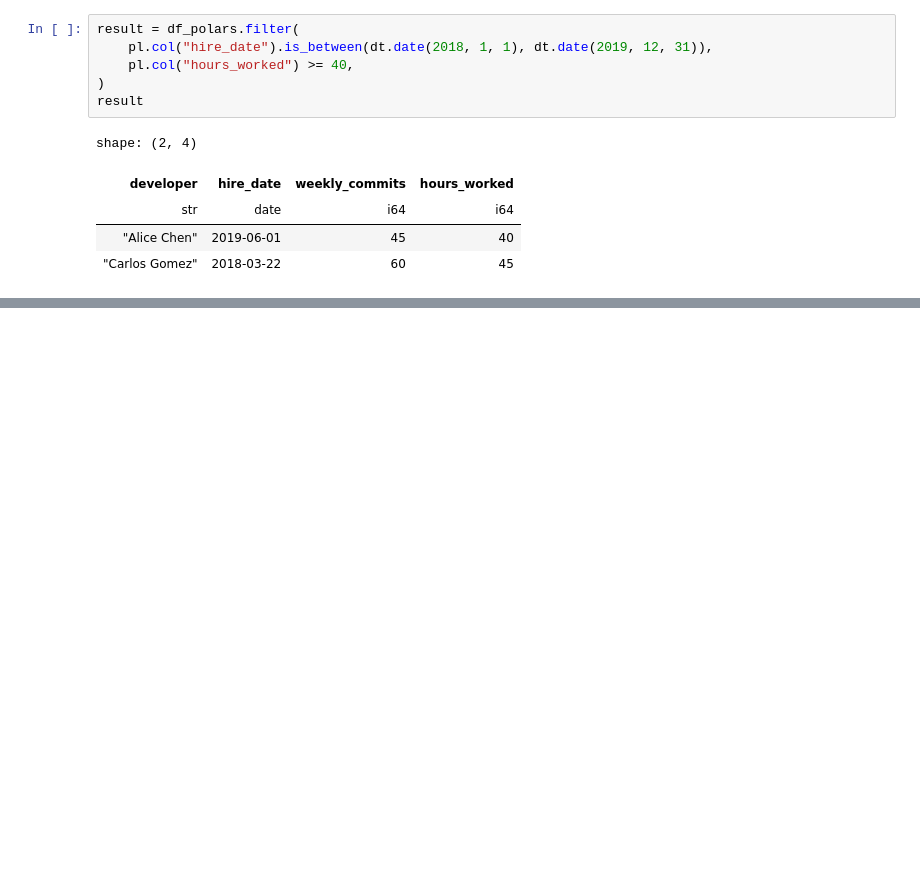
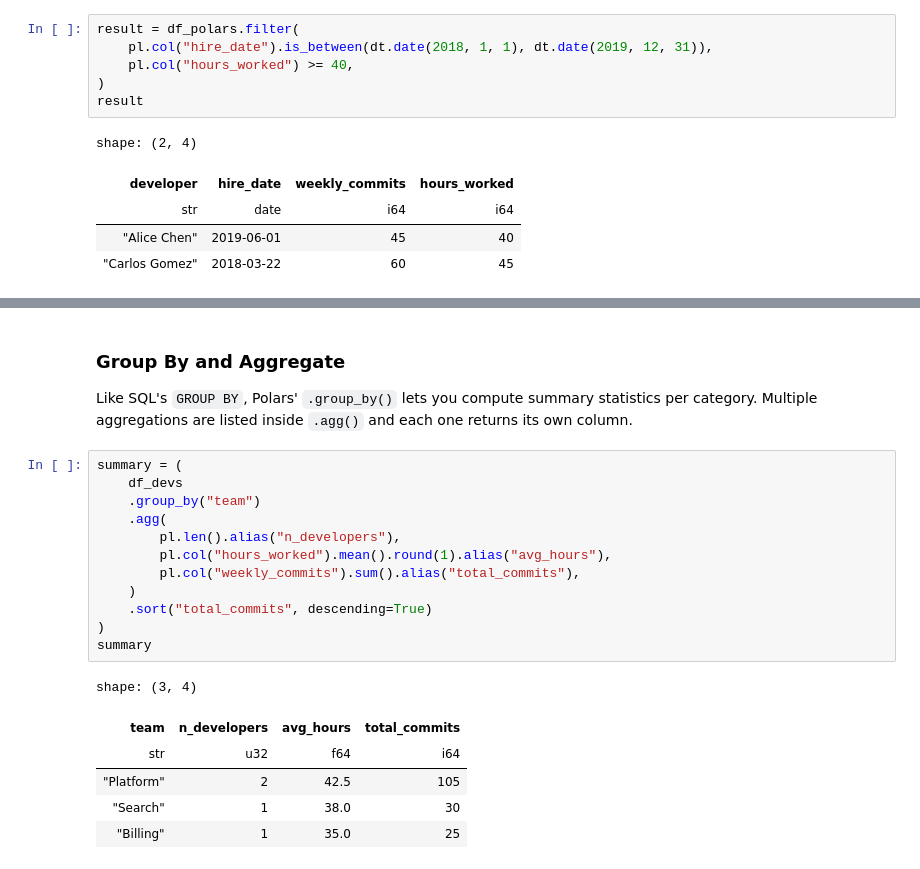
Before and after one commit to bdi593/textbook, a Jupyter notebook: content/credit-card-transactions/introduction-to-polars.ipynb, the cells around one changed output, grey strips where cells are left out. Saved outputs shown, nothing was run; the diff lists cells and outputs as text; blank space fills up the shorter version.

```diff
--- a/content/credit-card-transactions/introduction-to-polars.ipynb
+++ b/content/credit-card-transactions/introduction-to-polars.ipynb
@@ -183,0 +207,25 @@ shape: (2, 4)
+# %% [markdown]
+### Group By and Aggregate
+
+Like SQL's `GROUP BY`, Polars' `.group_by()` lets you compute summary statistics
+per category. Multiple aggregations are listed inside `.agg()` and each one
+returns its own column.
+# %%
+summary = (
+    df_devs
+    .group_by("team")
+    .agg(
+        pl.len().alias("n_developers"),
+        pl.col("hours_worked").mean().round(1).alias("avg_hours"),
+        pl.col("weekly_commits").sum().alias("total_commits"),
+    )
+    .sort("total_commits", descending=True)
+)
+summary
+# %% [output]
+shape: (3, 4)
+| team | n_developers | avg_hours | total_commits |
+| str | u32 | f64 | i64 |
+| "Platform" | 2 | 42.5 | 105 |
+| "Search" | 1 | 38.0 | 30 |
+| "Billing" | 1 | 35.0 | 25 |
```
Also changed, not shown: parts of 11 cells of this notebook, 4 other files.
